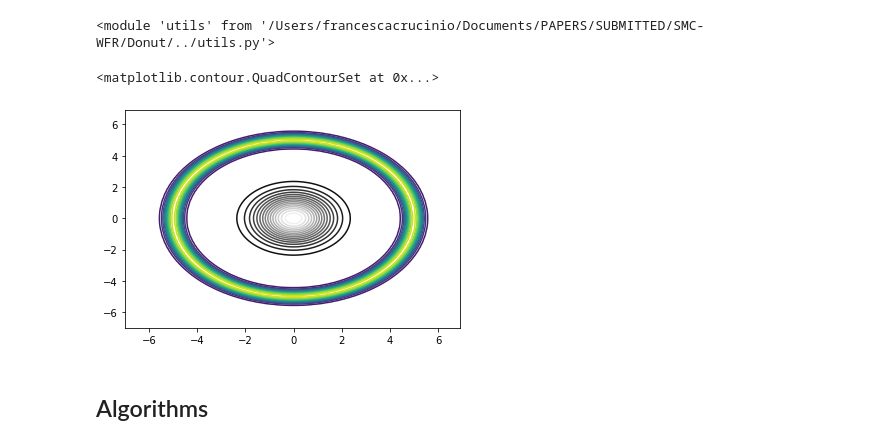
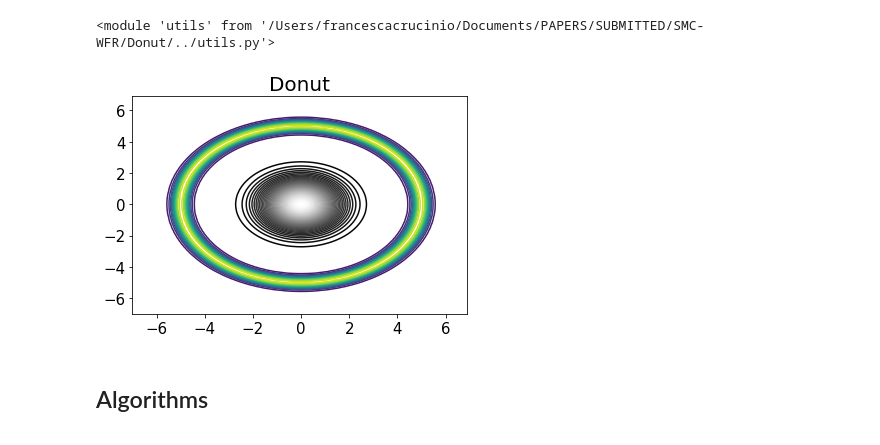
Before and after one commit to FrancescaCrucinio/SMC-WFR, a Jupyter notebook: Donut/Donut_FlowComparison.ipynb, the cells around one changed output. Cells and saved outputs as stored; diff of their text form; code cells hidden in the pictures.

```diff
--- a/Donut/Donut_FlowComparison.ipynb
+++ b/Donut/Donut_FlowComparison.ipynb
@@ -23,15 +23,18 @@ sigma = 0.25
 # %%
 xx = np.arange(-7, 7, 0.1)
 yy = np.arange(-7, 7, 0.1)
 x, y = np.mgrid[-7:7:.1, -7:7:.1]
 data = np.dstack((x, y))
 z = np.exp(-0.5*(linalg.norm(data, axis = 2) - ystar)**2/(sigma**2))
 zinitial = multivariate_normal.pdf(data, np.array([0, 0]), np.eye(d))
 plt.contour(x, y, z, 15)
-plt.contour(x, y, zinitial, 15, cmap = 'gray')
+plt.contour(x, y, zinitial, 15, cmap = 'gray', levels = 50)
+plt.title('Donut', fontsize = 20)
+plt.xticks(fontsize=15);
+plt.yticks(fontsize=15);
+# plt.savefig("donut.pdf")
 # %% [output]
-<matplotlib.contour.QuadContourSet at 0x...>
-[figure, old version]
+[figure, new version]
 # %% [markdown]
 ## Algorithms
 # %%
```
Also changed, not shown: parts of 16 cells of this notebook, 24 other files.
